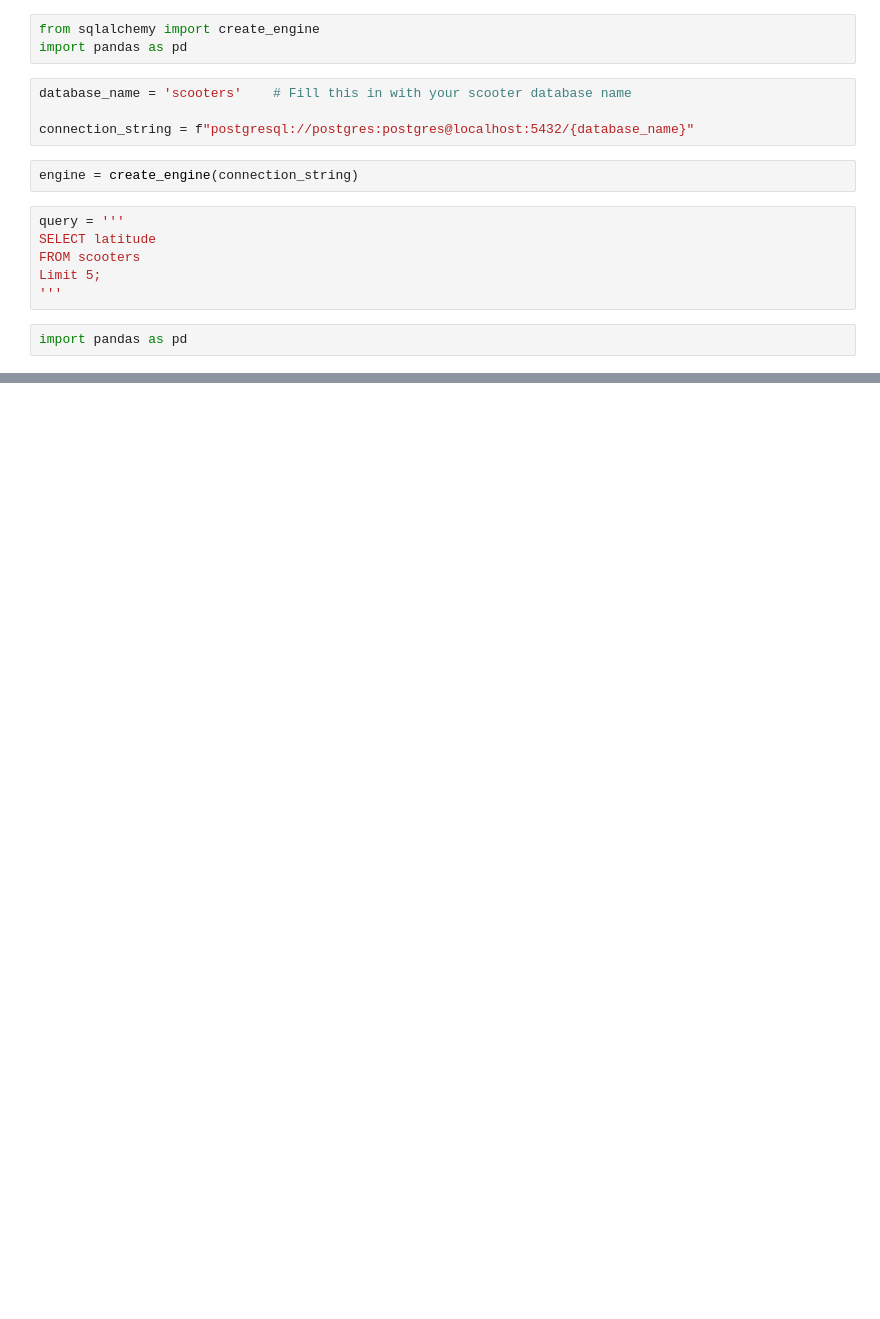
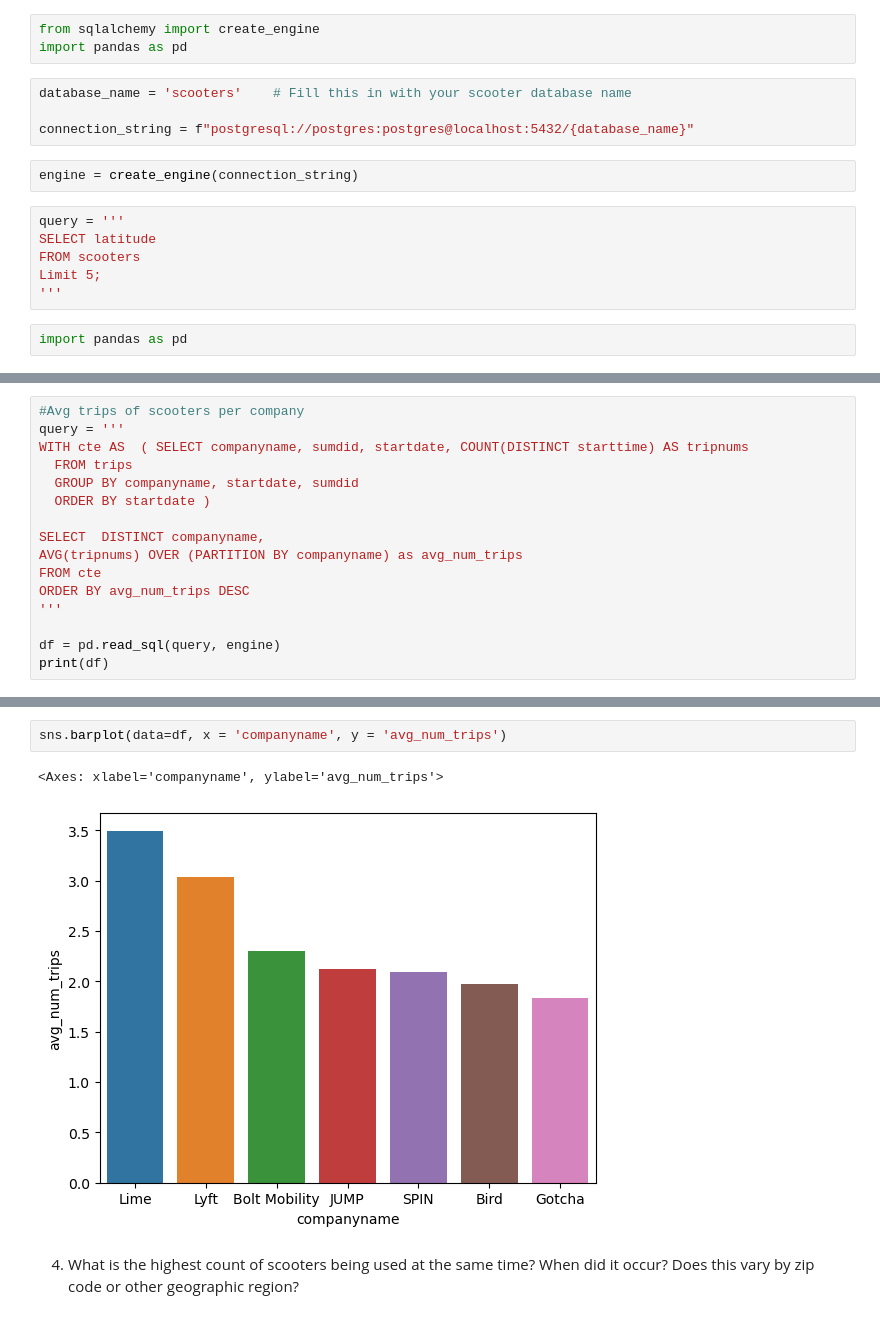
Before and after one commit to NSS-Data-Analytics-Cohort-8/scooter-partner1-badger-badger-python, a Jupyter notebook: notebooks/eda.ipynb, the cells around one changed output, grey strips where cells are left out. Drawn from its saved outputs; the diff is of its cells as text; blank space fills up the shorter version.

```diff
--- a/notebooks/eda.ipynb
+++ b/notebooks/eda.ipynb
@@ -34,0 +380,16 @@ result = engine.execute(some_null)
+# %%
+#Avg trips of scooters per company
+query = '''
+WITH cte AS  ( SELECT companyname, sumdid, startdate, COUNT(DISTINCT starttime) AS tripnums
+  FROM trips
+  GROUP BY companyname, startdate, sumdid
+  ORDER BY startdate )
+
+SELECT  DISTINCT companyname,
+AVG(tripnums) OVER (PARTITION BY companyname) as avg_num_trips
+FROM cte
+ORDER BY avg_num_trips DESC
+'''
+
+df = pd.read_sql(query, engine)
+print(df)
@@ -34,0 +405,7 @@ result = engine.execute(some_null)
+# %%
+sns.barplot(data=df, x = 'companyname', y = 'avg_num_trips')
+# %% [output]
+<Axes: xlabel='companyname', ylabel='avg_num_trips'>
+[figure, added]
+# %% [markdown]
+4. What is the highest count of scooters being used at the same time? When did it occur? Does this vary by zip code or other geographic region?
```
Also changed, not shown: parts of 38 cells of this notebook, 1 other file.
